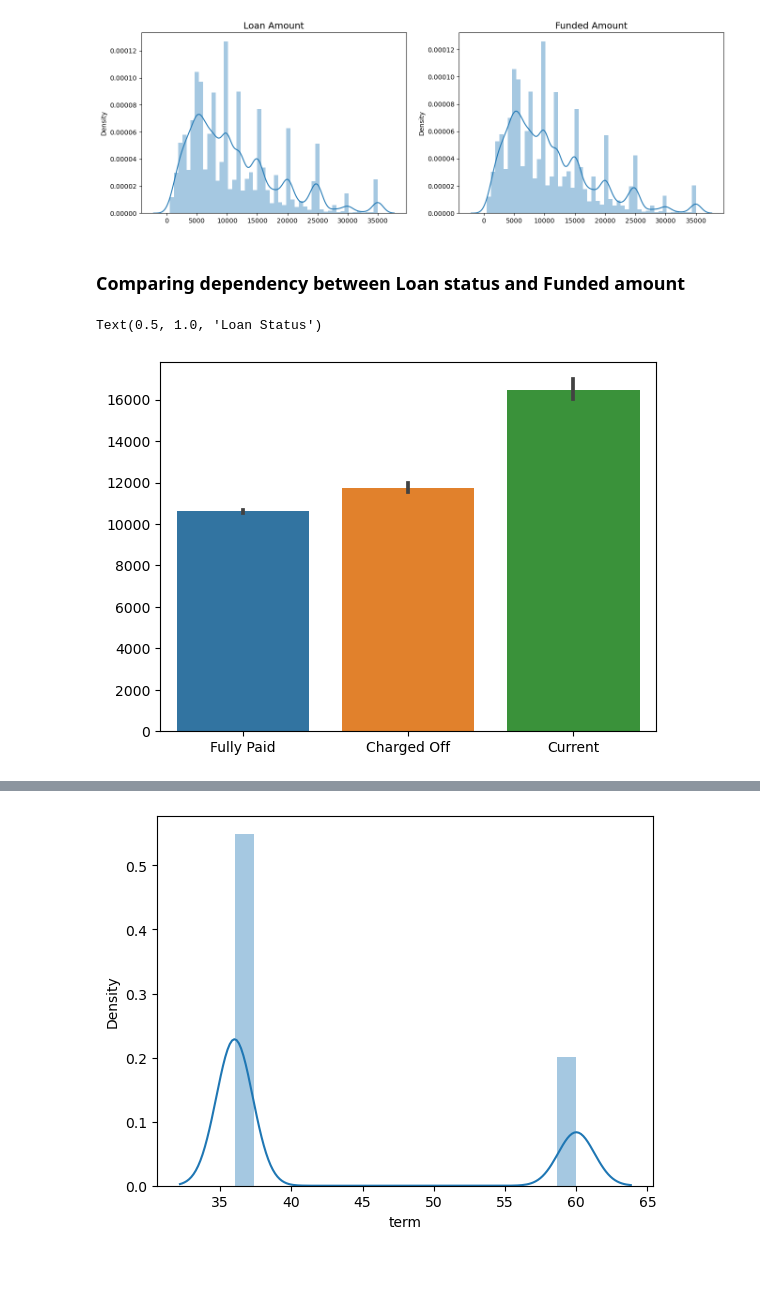
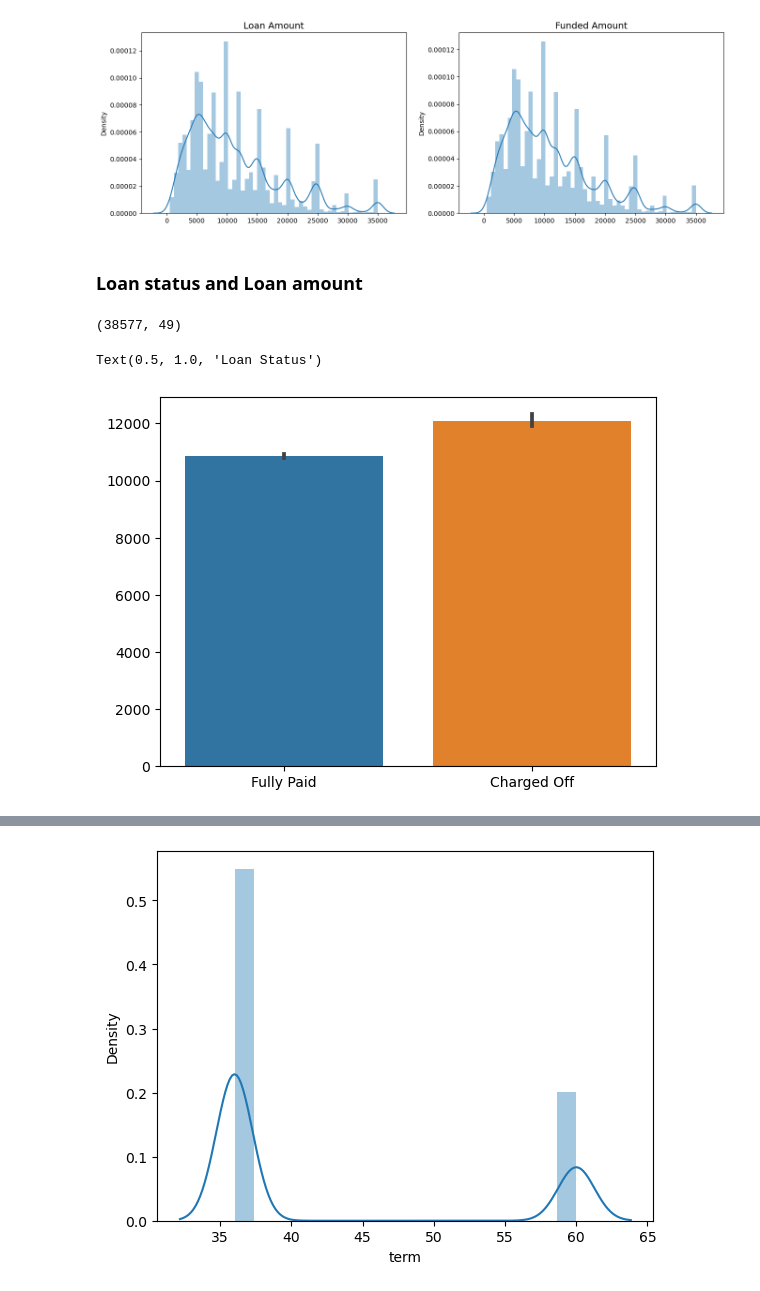
Before and after one commit to Mahalakshmi-Totad/lending_club_case_study, a Jupyter notebook: Solution.ipynb, the cells around one changed output, grey strips where cells are left out. Drawn from its saved outputs; the diff is of its cells as text; code cells hidden in the pictures.

Commit message:
column manupulation and graphs

```diff
--- a/Solution.ipynb
+++ b/Solution.ipynb
@@ -244,19 +233,23 @@ ax[1].set_title("Funded Amount", fontsize=14)
 Text(0.5, 1.0, 'Funded Amount')
 [figure]
 # %% [markdown]
-### Comparing dependency between Loan status and Funded amount
+### Loan status and Loan amount
+# %%
+#removed rows with loan status as Current
+df= df[df.loan_status != "Current"]
+# %%
+df.shape
+# %% [output]
+(38577, 49)
+# %%
+loan_status = df["loan_status"].values
+loan_amount = df["loan_amnt"].values
 # %%
-# fig, ax = plt.subplots(1, 2, figsize=(16,5))
-
-loan_status = df["loan_status"].values
-funded_amount = df["funded_amnt"].values
-
-
-sns.barplot(x=loan_status,y=funded_amount)
+sns.barplot(x=loan_status,y=loan_amount)
 ax[0].set_title("Loan Status", fontsize=14)
 # %% [output]
 Text(0.5, 1.0, 'Loan Status')
-[figure, old version]
+[figure, new version]
 # %%
 loan_status = df["loan_status"].values
 funded_amount = df["funded_amnt"].values
```
Also changed, not shown: parts of 30 cells of this notebook.
